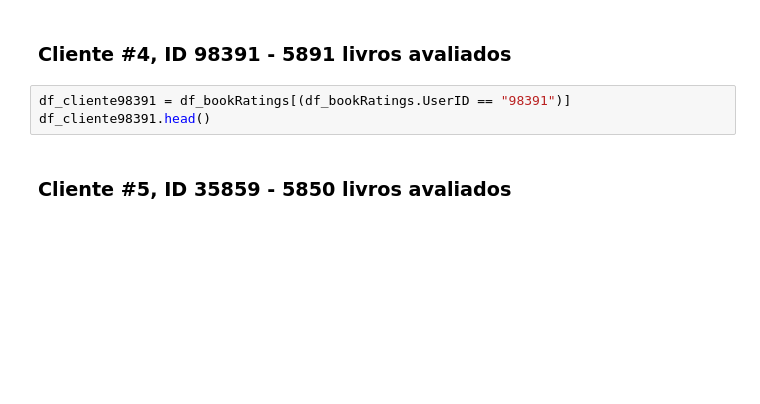
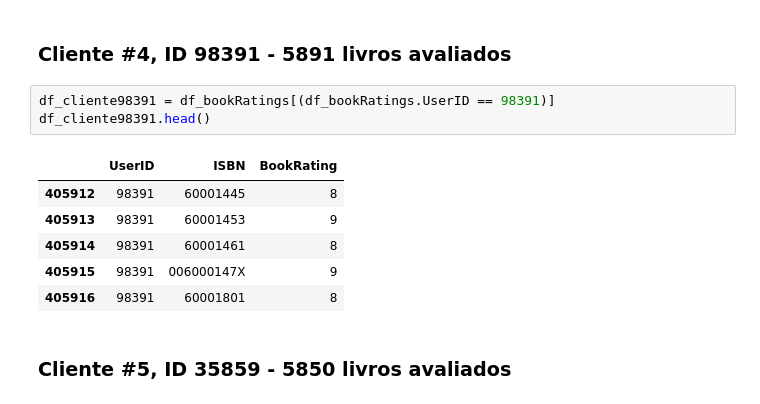
Before and after one commit to rafalfs/fiapIA-trabalhos-grupo, a Jupyter notebook: trbalho_modelos_ia/Amazon-booking.ipynb, the cells around one changed output. Cells and saved outputs as stored; diff of their text form; blank space fills up the shorter version.

```diff
--- a/trbalho_modelos_ia/Amazon-booking.ipynb
+++ b/trbalho_modelos_ia/Amazon-booking.ipynb
@@ -169,8 +183,15 @@ df_cliente153662.head()
 # %% [markdown]
 ### Cliente #4, ID 98391 - 5891 livros avaliados
 # %%
-df_cliente98391 = df_bookRatings[(df_bookRatings.UserID == "98391")]
+df_cliente98391 = df_bookRatings[(df_bookRatings.UserID == 98391)]
 df_cliente98391.head()
+# %% [output]
+|  | UserID | ISBN | BookRating |
+| 405912 | 98391 | 60001445 | 8 |
+| 405913 | 98391 | 60001453 | 9 |
+| 405914 | 98391 | 60001461 | 8 |
+| 405915 | 98391 | 006000147X | 9 |
+| 405916 | 98391 | 60001801 | 8 |
 # %% [markdown]
 ### Cliente #5, ID 35859 - 5850 livros avaliados
 # %%
```
Also changed, not shown: parts of 19 cells of this notebook.
